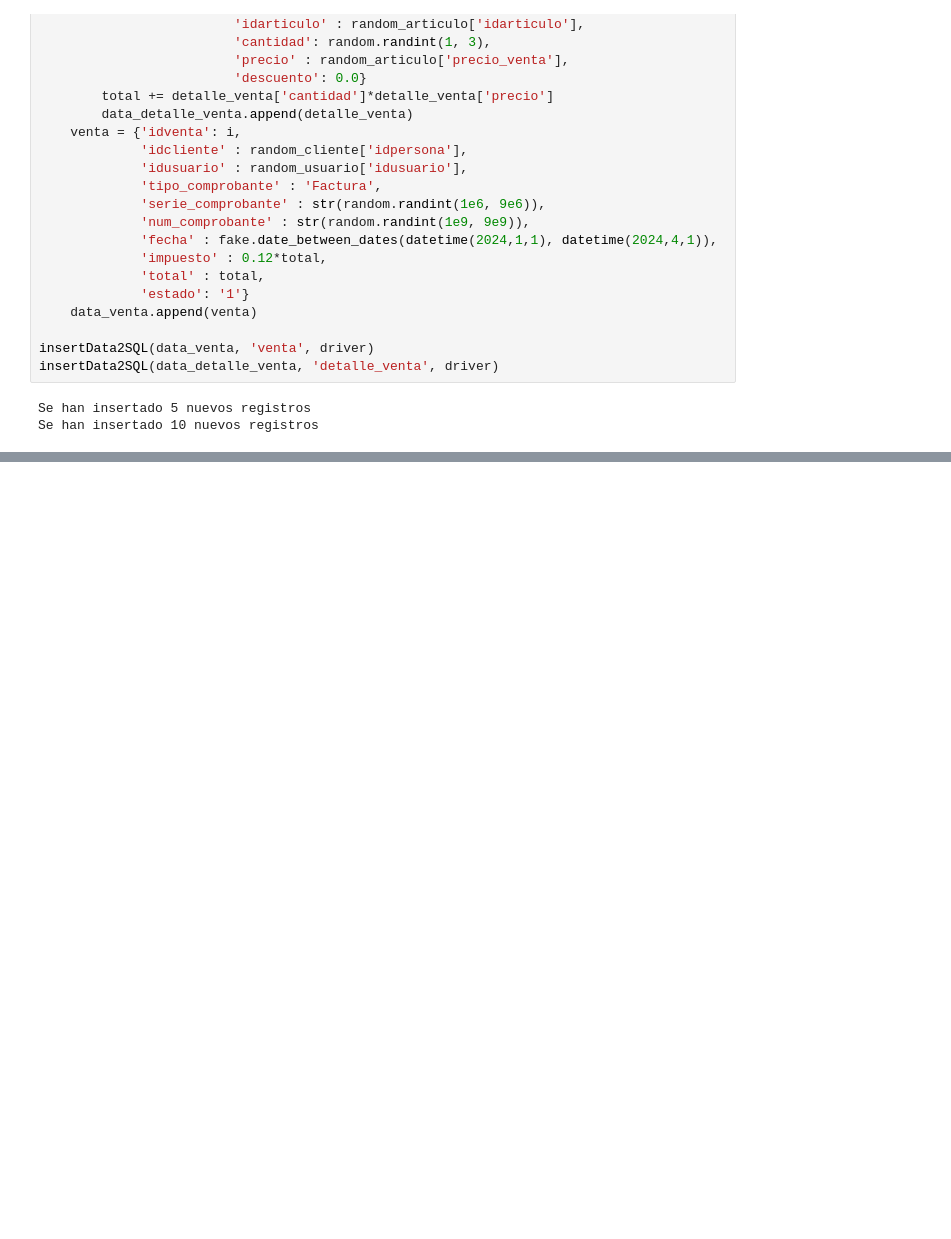
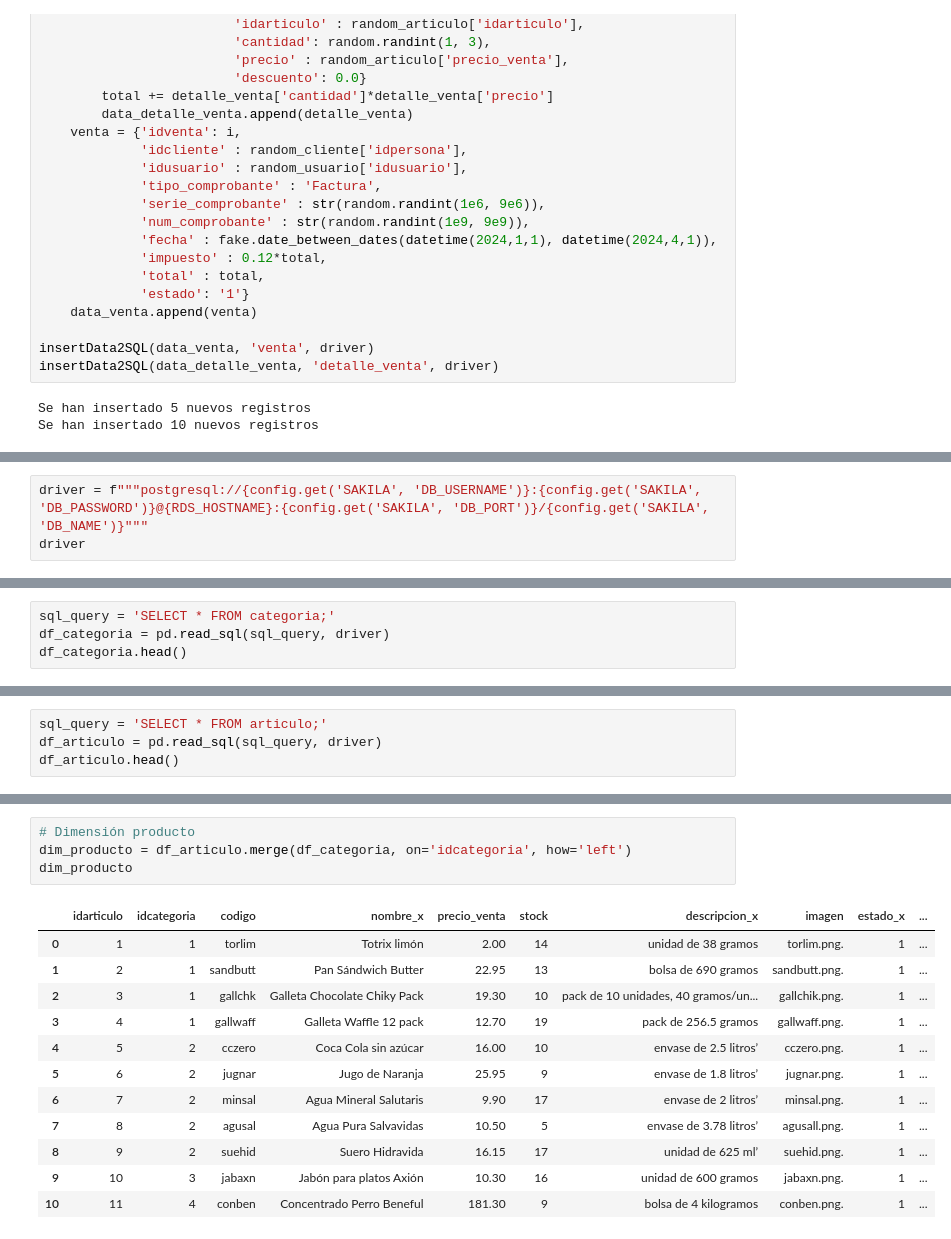
Before and after one commit to 13001893/cdp_proyecto_2, a Jupyter notebook: cdp_proyecto_2.ipynb, the cells around one changed output, grey strips where cells are left out. Drawn from its saved outputs; the diff is of its cells as text; blank space fills up the shorter version.

```diff
--- a/cdp_proyecto_2.ipynb
+++ b/cdp_proyecto_2.ipynb
@@ -312,0 +305,3 @@ insertData2SQL(data_detalle_ingreso, 'detalle_ingreso', driver)
+# %%
+driver = f"""postgresql://{config.get('SAKILA', 'DB_USERNAME')}:{config.get('SAKILA', 'DB_PASSWORD')}@{RDS_HOSTNAME}:{config.get('SAKILA', 'DB_PORT')}/{config.get('SAKILA', 'DB_NAME')}"""
+driver
@@ -312,0 +343,4 @@ insertData2SQL(data_detalle_ingreso, 'detalle_ingreso', driver)
+# %%
+sql_query = 'SELECT * FROM categoria;'
+df_categoria = pd.read_sql(sql_query, driver)
+df_categoria.head()
@@ -312,0 +353,4 @@ insertData2SQL(data_detalle_ingreso, 'detalle_ingreso', driver)
+# %%
+sql_query = 'SELECT * FROM articulo;'
+df_articulo = pd.read_sql(sql_query, driver)
+df_articulo.head()
@@ -312,0 +364,17 @@ insertData2SQL(data_detalle_ingreso, 'detalle_ingreso', driver)
+# %%
+# Dimensión producto
+dim_producto = df_articulo.merge(df_categoria, on='idcategoria', how='left')
+dim_producto
+# %% [output]
+|  | idarticulo | idcategoria | codigo | nombre_x | precio_venta | stock | descripcion_x | imagen | estado_x | ... |
+| 0 | 1 | 1 | torlim | Totrix limón | 2.00 | 14 | unidad de 38 gramos | torlim.png. | 1 | ... |
+| 1 | 2 | 1 | sandbutt | Pan Sándwich Butter | 22.95 | 13 | bolsa de 690 gramos | sandbutt.png. | 1 | ... |
+| 2 | 3 | 1 | gallchk | Galleta Chocolate Chiky Pack | 19.30 | 10 | pack de 10 unidades, 40 gramos/un... | gallchik.png. | 1 | ... |
+| 3 | 4 | 1 | gallwaff | Galleta Waffle 12 pack | 12.70 | 19 | pack de 256.5 gramos | gallwaff.png. | 1 | ... |
+| 4 | 5 | 2 | cczero | Coca Cola sin azúcar | 16.00 | 10 | envase de 2.5 litros’ | cczero.png. | 1 | ... |
+| 5 | 6 | 2 | jugnar | Jugo de Naranja | 25.95 | 9 | envase de 1.8 litros’ | jugnar.png. | 1 | ... |
+| 6 | 7 | 2 | minsal | Agua Mineral Salutaris | 9.90 | 17 | envase de 2 litros’ | minsal.png. | 1 | ... |
+| 7 | 8 | 2 | agusal | Agua Pura Salvavidas | 10.50 | 5 | envase de 3.78 litros’ | agusall.png. | 1 | ... |
+| 8 | 9 | 2 | suehid | Suero Hidravida | 16.15 | 17 | unidad de 625 ml’ | suehid.png. | 1 | ... |
+| 9 | 10 | 3 | jabaxn | Jabón para platos Axión | 10.30 | 16 | unidad de 600 gramos | jabaxn.png. | 1 | ... |
+| 10 | 11 | 4 | conben | Concentrado Perro Beneful | 181.30 | 9 | bolsa de 4 kilogramos | conben.png. | 1 | ... |
```
Also changed, not shown: parts of 12 cells of this notebook.
